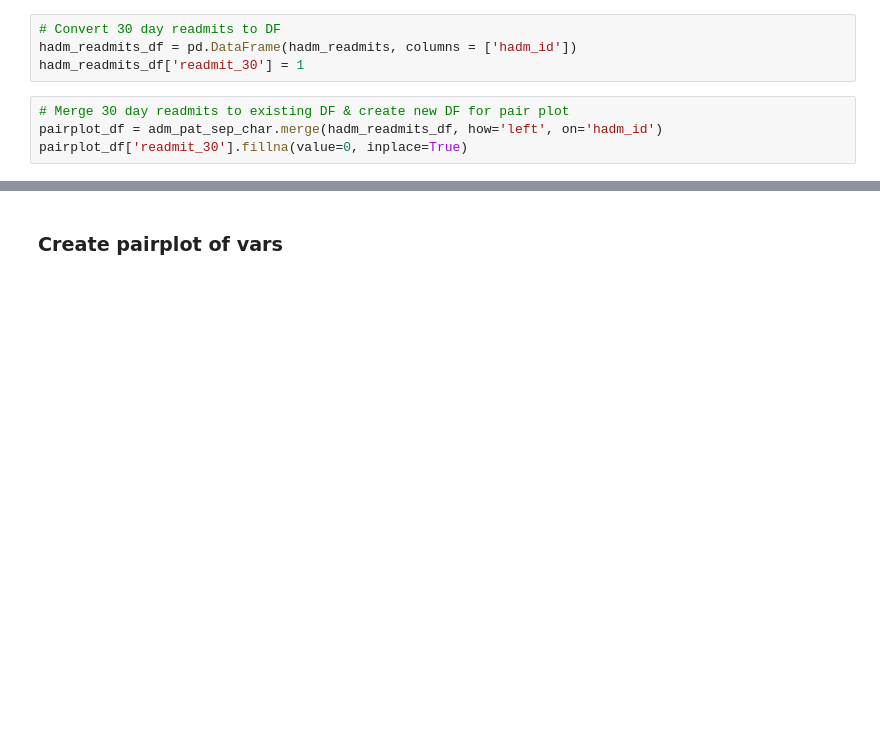
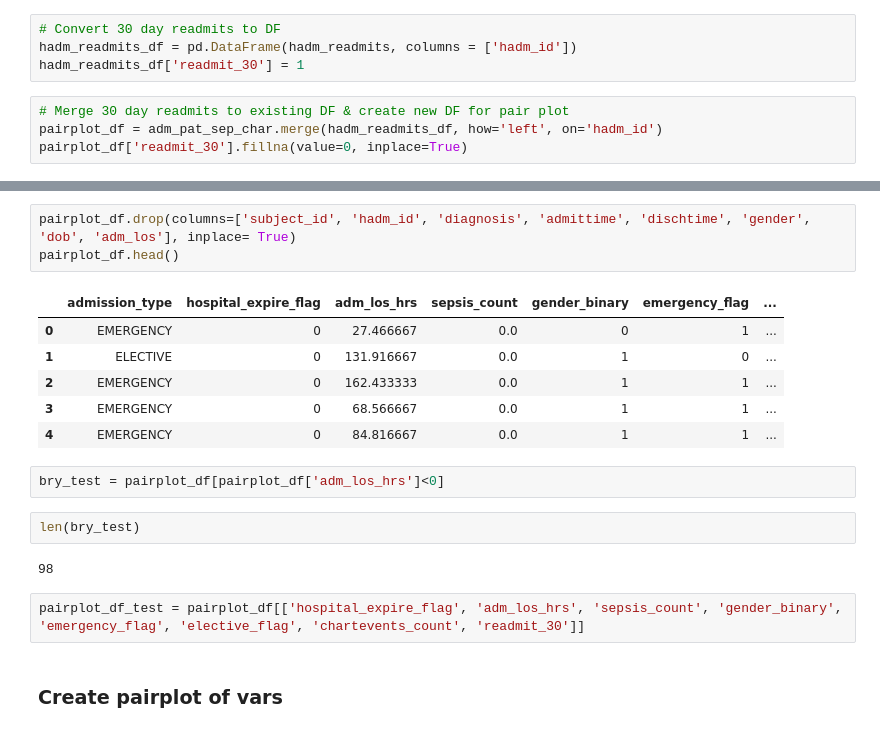
Before and after one commit to Bcromas/618_Final_Project, a Jupyter notebook: 618_Draft_FInal_Proj-Q3.ipynb, the cells around one changed output, grey strips where cells are left out. Saved outputs shown, nothing was run; the diff lists cells and outputs as text; blank space fills up the shorter version.

```diff
--- a/618_Draft_FInal_Proj-Q3.ipynb
+++ b/618_Draft_FInal_Proj-Q3.ipynb
@@ -377,3 +345,21 @@ pairplot_df.head()
+# %%
+pairplot_df.drop(columns=['subject_id', 'hadm_id', 'diagnosis', 'admittime', 'dischtime', 'gender', 'dob', 'adm_los'], inplace= True)
+pairplot_df.head()
+# %% [output]
+|  | admission_type | hospital_expire_flag | adm_los_hrs | sepsis_count | gender_binary | emergency_flag | ... |
+| 0 | EMERGENCY | 0 | 27.466667 | 0.0 | 0 | 1 | ... |
+| 1 | ELECTIVE | 0 | 131.916667 | 0.0 | 1 | 0 | ... |
+| 2 | EMERGENCY | 0 | 162.433333 | 0.0 | 1 | 1 | ... |
+| 3 | EMERGENCY | 0 | 68.566667 | 0.0 | 1 | 1 | ... |
+| 4 | EMERGENCY | 0 | 84.816667 | 0.0 | 1 | 1 | ... |
+# %%
+bry_test = pairplot_df[pairplot_df['adm_los_hrs']<0]
+# %%
+len(bry_test)
+# %% [output]
+98
+# %%
+pairplot_df_test = pairplot_df[['hospital_expire_flag', 'adm_los_hrs', 'sepsis_count', 'gender_binary', 'emergency_flag', 'elective_flag', 'chartevents_count', 'readmit_30']]
 # %% [markdown]
 ### Create pairplot of vars
 # %%
```
Also changed, not shown: parts of 17 cells of this notebook.
